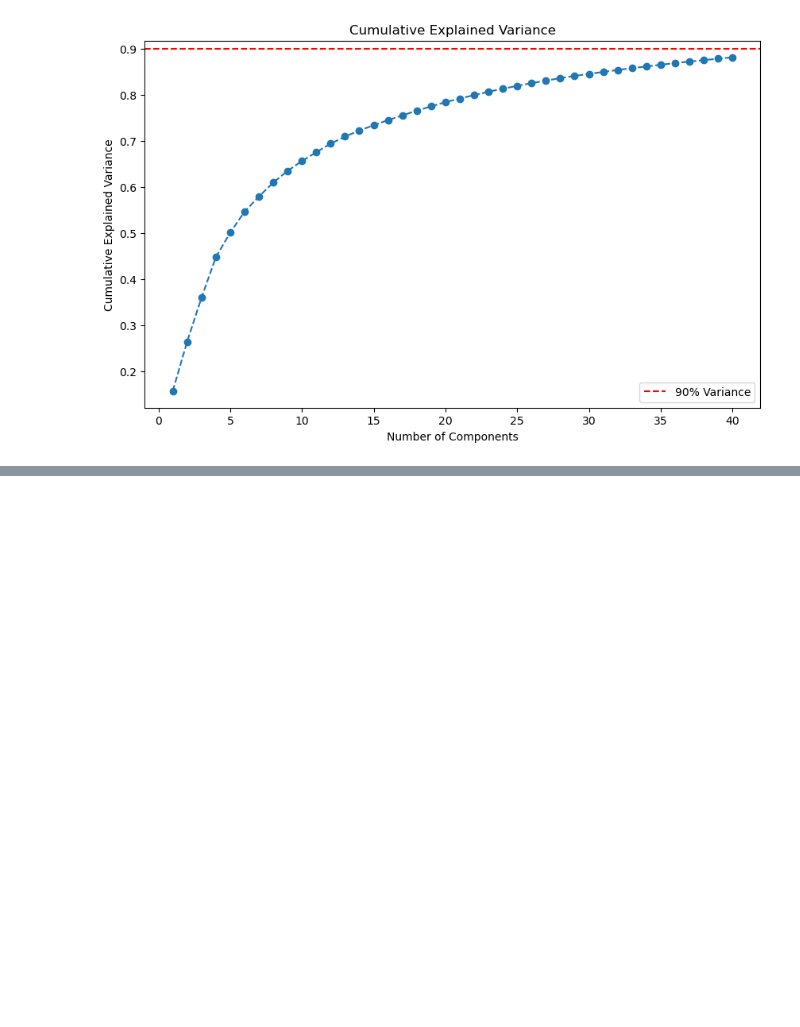
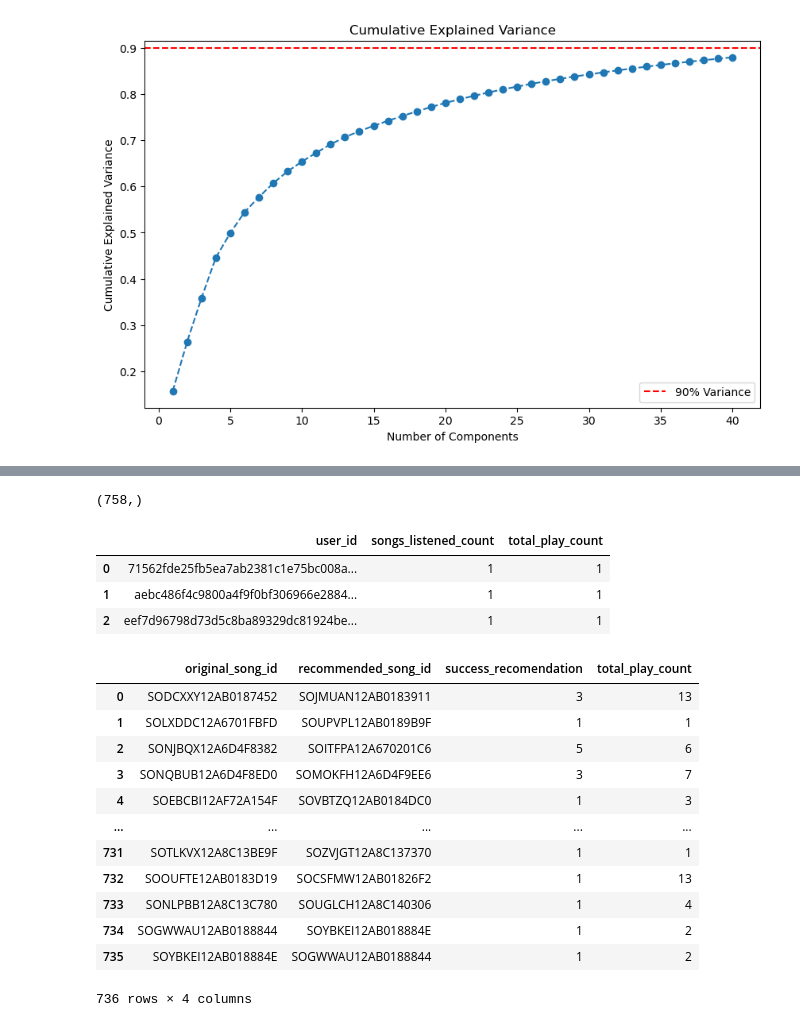
Before and after one commit to AlejandroLoAm/TFMcode, a Jupyter notebook: EDA.ipynb, the cells around one changed output, grey strips where cells are left out. Drawn from its saved outputs; the diff is of its cells as text; code cells hidden in the pictures; blank space fills up the shorter version.

```diff
--- a/EDA.ipynb
+++ b/EDA.ipynb
@@ -443,0 +664,3 @@ plt.show()
+# %%
+recommendations = recommend_similar_songs("SOWEZSI12A81C21CE6",similarity_df,identifiers)
+recommendations
@@ -443,0 +679,28 @@ plt.show()
+# %%
+users_who_played = df_interactions[df_interactions['song_id'] == "SOWEZSI12A81C21CE6"]
+user_ids = users_who_played['user_id'].unique()
+user_ids.shape
+# %% [output]
+(758,)
+# %%
+recommended_song_ids = recommendations["song_id"].tolist()
+# %%
+interactions_for_recommended_songs = df_interactions[
+    (df_interactions['user_id'].isin(user_ids)) &
+    (df_interactions['song_id'].isin(recommended_song_ids))
+]
+
+songs_listened_count = interactions_for_recommended_songs.groupby('user_id')['song_id'].nunique()
+total_play_count = interactions_for_recommended_songs.groupby('user_id')['play_count'].sum()
+
+result_valuable = pd.DataFrame({
+    'songs_listened_count': songs_listened_count,
+    'total_play_count': total_play_count
+}).reset_index()
+# %%
+result_valuable
+# %% [output]
+|  | user_id | songs_listened_count | total_play_count |
+| 0 | 71562fde25fb5ea7ab2381c1e75bc008a... | 1 | 1 |
+| 1 | aebc486f4c9800a4f9f0bf306966e2884... | 1 | 1 |
+| 2 | eef7d96798d73d5c8ba89329dc81924be... | 1 | 1 |
@@ -443,0 +777,16 @@ plt.show()
+# %%
+results_df
+# %% [output]
+|  | original_song_id | recommended_song_id | success_recomendation | total_play_count |
+| 0 | SODCXXY12AB0187452 | SOJMUAN12AB0183911 | 3 | 13 |
+| 1 | SOLXDDC12A6701FBFD | SOUPVPL12AB0189B9F | 1 | 1 |
+| 2 | SONJBQX12A6D4F8382 | SOITFPA12A670201C6 | 5 | 6 |
+| 3 | SONQBUB12A6D4F8ED0 | SOMOKFH12A6D4F9EE6 | 3 | 7 |
+| 4 | SOEBCBI12AF72A154F | SOVBTZQ12AB0184DC0 | 1 | 3 |
+| ... | ... | ... | ... | ... |
+| 731 | SOTLKVX12A8C13BE9F | SOZVJGT12A8C137370 | 1 | 1 |
+| 732 | SOOUFTE12AB0183D19 | SOCSFMW12AB01826F2 | 1 | 13 |
+| 733 | SONLPBB12A8C13C780 | SOUGLCH12A8C140306 | 1 | 4 |
+| 734 | SOGWWAU12AB0188844 | SOYBKEI12AB018884E | 1 | 2 |
+| 735 | SOYBKEI12AB018884E | SOGWWAU12AB0188844 | 1 | 2 |
+736 rows × 4 columns
```
Also changed, not shown: parts of 40 cells of this notebook.
